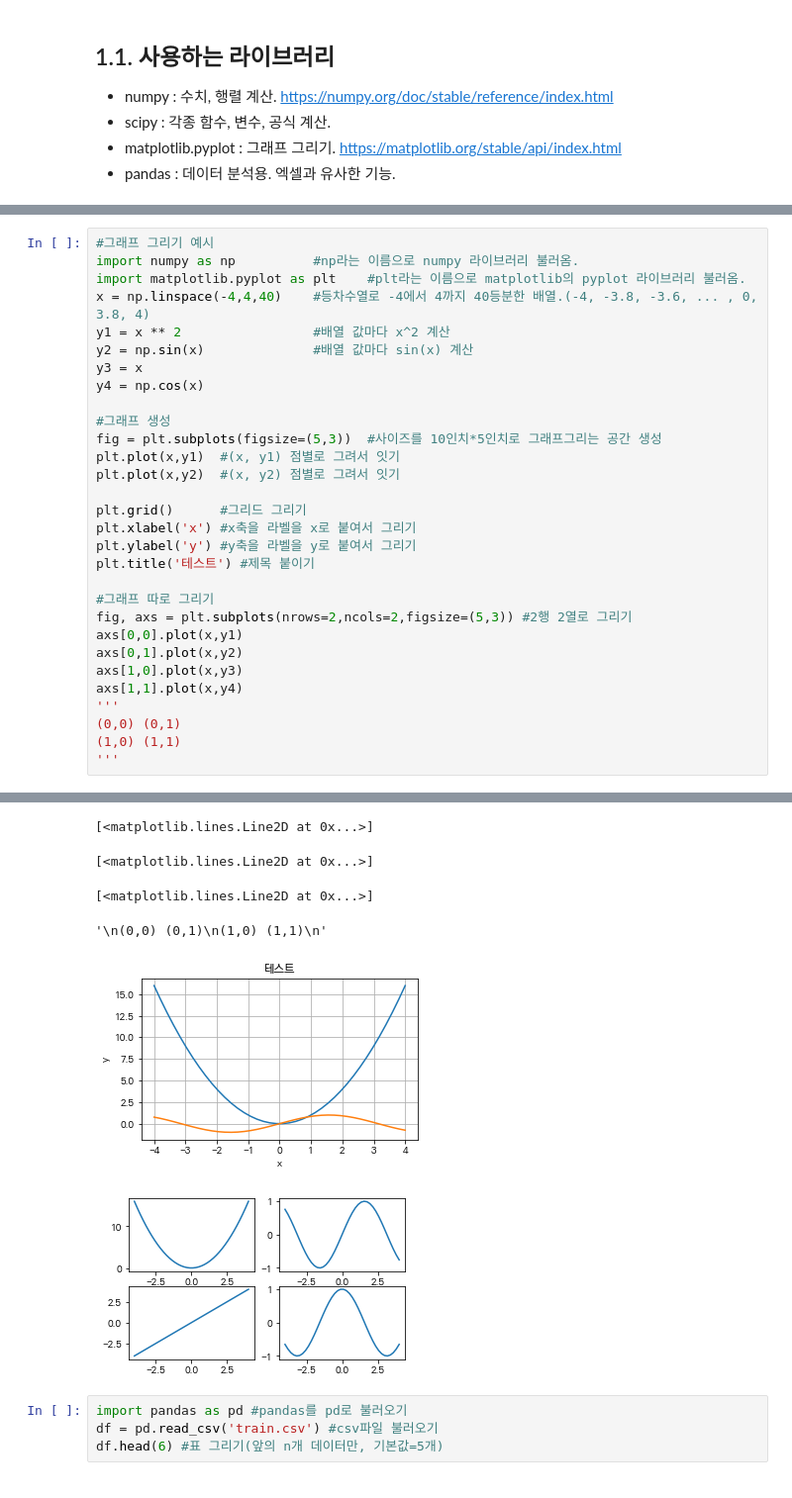
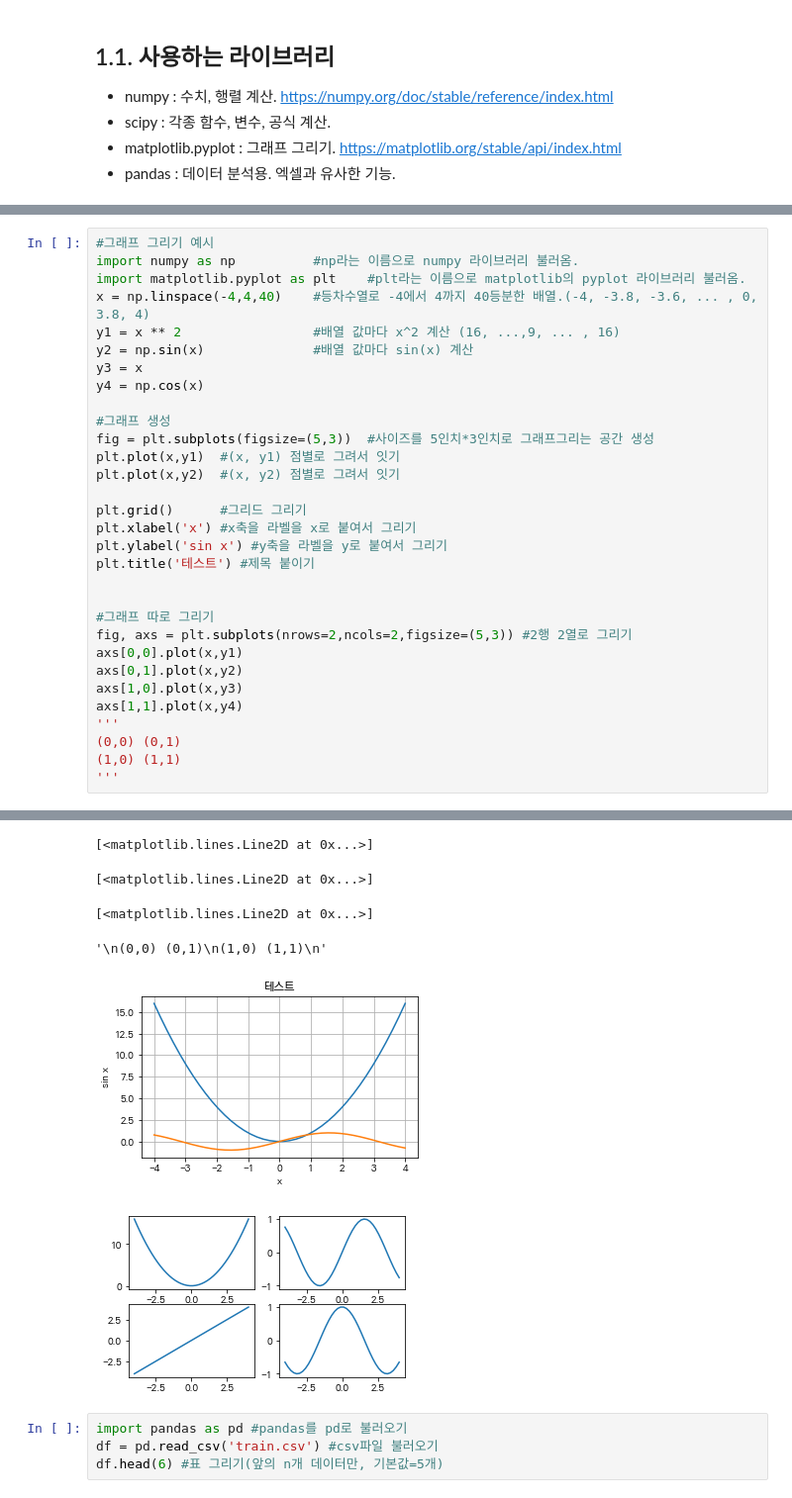
Before and after one commit to cherub8128/Lecture, a Jupyter notebook: Data_Science.ipynb, the cells around one changed output, grey strips where cells are left out. Shown at 99% size. Cells and saved outputs as stored; diff of their text form.

```diff
--- a/Data_Science.ipynb
+++ b/Data_Science.ipynb
@@ -41,20 +41,21 @@ InteractiveShell.ast_node_interactivity = "all"
 import numpy as np          #np라는 이름으로 numpy 라이브러리 불러옴.
 import matplotlib.pyplot as plt    #plt라는 이름으로 matplotlib의 pyplot 라이브러리 불러옴.
 x = np.linspace(-4,4,40)    #등차수열로 -4에서 4까지 40등분한 배열.(-4, -3.8, -3.6, ... , 0, 3.8, 4)
-y1 = x ** 2                 #배열 값마다 x^2 계산
+y1 = x ** 2                 #배열 값마다 x^2 계산 (16, ...,9, ... , 16)
 y2 = np.sin(x)              #배열 값마다 sin(x) 계산
 y3 = x
 y4 = np.cos(x)
 
 #그래프 생성
-fig = plt.subplots(figsize=(5,3))  #사이즈를 10인치*5인치로 그래프그리는 공간 생성
+fig = plt.subplots(figsize=(5,3))  #사이즈를 5인치*3인치로 그래프그리는 공간 생성
 plt.plot(x,y1)  #(x, y1) 점별로 그려서 잇기
 plt.plot(x,y2)  #(x, y2) 점별로 그려서 잇기
 
 plt.grid()      #그리드 그리기
 plt.xlabel('x') #x축을 라벨을 x로 붙여서 그리기
-plt.ylabel('y') #y축을 라벨을 y로 붙여서 그리기
+plt.ylabel('sin x') #y축을 라벨을 y로 붙여서 그리기
 plt.title('테스트') #제목 붙이기
+
 
 #그래프 따로 그리기
 fig, axs = plt.subplots(nrows=2,ncols=2,figsize=(5,3)) #2행 2열로 그리기
@@ -74,10 +75,10 @@ Text(0, 0.5, 'y')
 Text(0.5, 1.0, '테스트')
 [<matplotlib.lines.Line2D at 0x...>]
 [<matplotlib.lines.Line2D at 0x...>]
 [<matplotlib.lines.Line2D at 0x...>]
 [<matplotlib.lines.Line2D at 0x...>]
 '\n(0,0) (0,1)\n(1,0) (1,1)\n'
-[figure, old version]
+[figure, new version]
 [figure]
 # %%
 import pandas as pd #pandas를 pd로 불러오기
```
Also changed, not shown: parts of 10 cells of this notebook.
